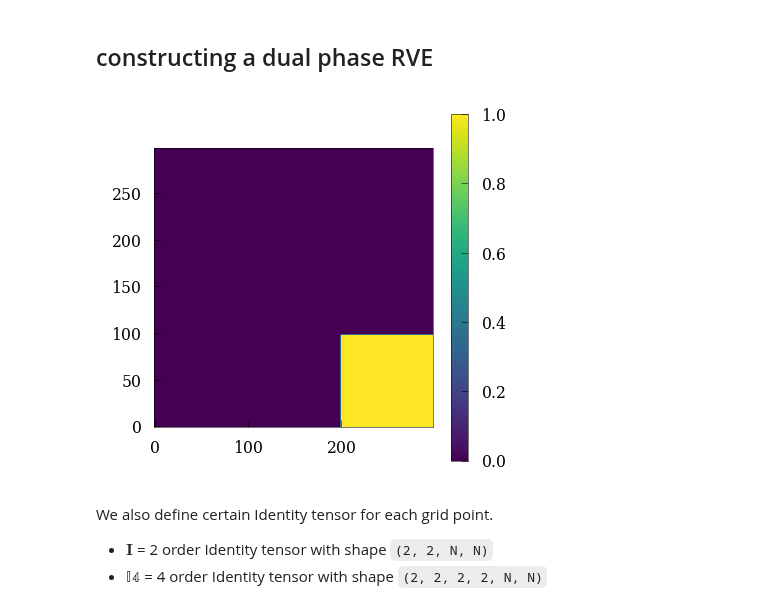
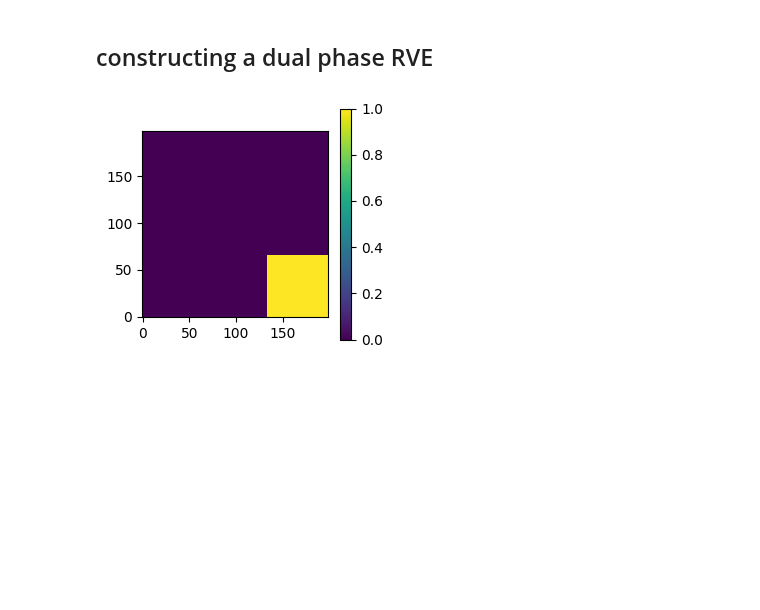
Before and after one commit to smec-ethz/xpektra, a Jupyter notebook: docs/examples/st_venant_kirchhoff.ipynb, the cells around one changed output. Cells and saved outputs as stored; diff of their text form; code cells hidden in the pictures; blank space fills up the shorter version.

Commit message:
wip: adpating more examples from the old structure

```diff
--- a/docs/examples/st_venant_kirchhoff.ipynb
+++ b/docs/examples/st_venant_kirchhoff.ipynb
@@ -18,11 +10,0 @@ import itertools
-# %%
-import sys
-
-sys.path.append("../fft_helpers/")
-
-from projection_operators import compute_Ghat_4_2
-import tensor_operators as tensor
-
-sys.path.append("../plot_helpers/")
-plt.style.use(["../plot_helpers/prl_paper.mplstyle"])
-from plot_helper_for_paper import set_size, plot_imshow, plot_contourf
@@ -29,18 +27,18 @@ from plot_helper_for_paper import set_size, plot_imshow, plot_contourf
 # %% [markdown]
 ## constructing a dual phase RVE
 # %%
-H, L = (299, 299)
-Hmid = int(H / 2)
-Lmid = int(L / 2)
-r = int(H / 3)
+ndim = 2
+N = 199
+length = 1.0
 
-structure = np.zeros((H, L))
+r = int(N / 3)
+
+structure = np.zeros((N, N))
 structure[:r, -r:] += rectangle(r, r)
-
 
 plt.figure(figsize=(3, 3))
 cb = plt.imshow(structure, origin="lower")
 plt.colorbar(cb)
 plt.show()
 # %% [output]
-[figure, old version]
+[figure, new version]
@@ -53,5 +44,0 @@ shape = [N, N]  # number of voxels in all directions
-# %% [markdown]
-We also define certain Identity tensor for each grid point.
-
-- $\mathbf{I}$ = 2 order Identity tensor with shape `(2, 2, N, N)`
-- $\mathbb{I4}$ = 4 order Identity tensor with shape `(2, 2, 2, 2, N, N)`
```
Also changed, not shown: parts of 36 cells of this notebook, 9 other files.
